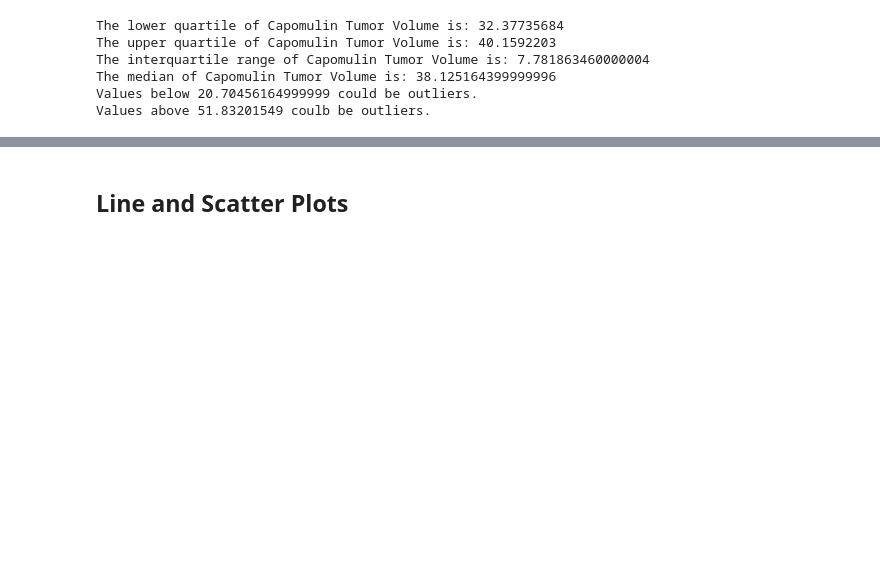
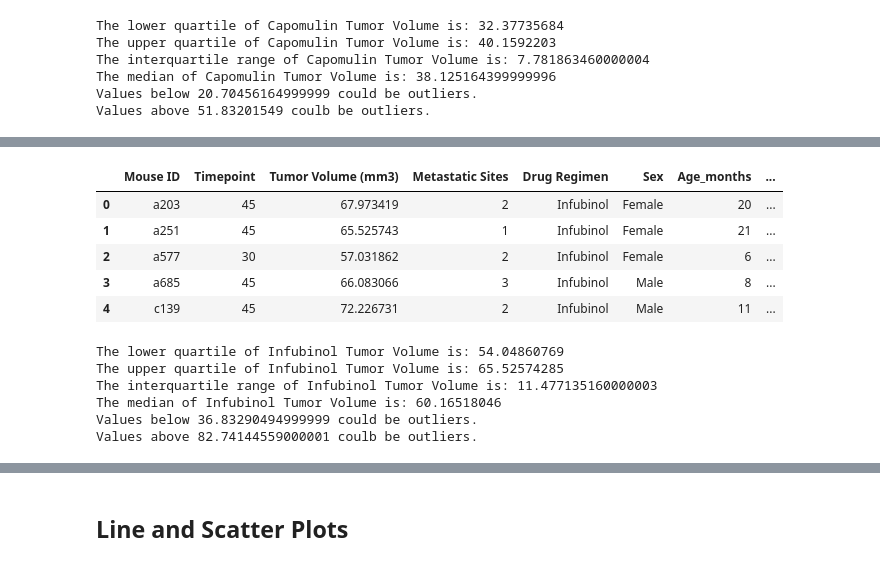
Before and after one commit to dejayru/matplotlib-hw-wk5, a Jupyter notebook: Pymaceuticals/pymaceuticals_starter.ipynb, the cells around one changed output, grey strips where cells are left out. Saved outputs shown, nothing was run; the diff lists cells and outputs as text; code cells hidden in the pictures; blank space fills up the shorter version.

```diff
--- a/Pymaceuticals/pymaceuticals_starter.ipynb
+++ b/Pymaceuticals/pymaceuticals_starter.ipynb
@@ -284,0 +319,40 @@ Values above 51.83201549 coulb be outliers.
+# %%
+#Infubinol
+Infubinol_last = Infubinol_df.groupby('Mouse ID').max()['Timepoint']
+Infubinol_vol = pd.DataFrame(Infubinol_last)
+Infubinol_merge = pd.merge(Infubinol_vol, clean_df, on=("Mouse ID","Timepoint"),how="left")
+Infubinol_merge.head()
+# %% [output]
+|  | Mouse ID | Timepoint | Tumor Volume (mm3) | Metastatic Sites | Drug Regimen | Sex | Age_months | ... |
+| 0 | a203 | 45 | 67.973419 | 2 | Infubinol | Female | 20 | ... |
+| 1 | a251 | 45 | 65.525743 | 1 | Infubinol | Female | 21 | ... |
+| 2 | a577 | 30 | 57.031862 | 2 | Infubinol | Female | 6 | ... |
+| 3 | a685 | 45 | 66.083066 | 3 | Infubinol | Male | 8 | ... |
+| 4 | c139 | 45 | 72.226731 | 2 | Infubinol | Male | 11 | ... |
+# %%
+# Infubinol quartiles and IQR
+# Determine outliers using upper and lower bounds
+Infubinol_tumors = Infubinol_merge["Tumor Volume (mm3)"]
+
+quartiles = Infubinol_tumors.quantile([.25,.5,.75])
+lowerq = quartiles[0.25]
+upperq = quartiles[0.75]
+iqr = upperq-lowerq
+
+print(f"The lower quartile of Infubinol Tumor Volume is: {lowerq}")
+print(f"The upper quartile of Infubinol Tumor Volume is: {upperq}")
+print(f"The interquartile range of Infubinol Tumor Volume is: {iqr}")
+print(f"The median of Infubinol Tumor Volume is: {quartiles[0.5]}")
+
+lower_bound = lowerq - (1.5*iqr)
+upper_bound = upperq + (1.5*iqr)
+
+print(f"Values below {lower_bound} could be outliers.")
+print(f"Values above {upper_bound} coulb be outliers.")
+# %% [output]
+The lower quartile of Infubinol Tumor Volume is: 54.04860769
+The upper quartile of Infubinol Tumor Volume is: 65.52574285
+The interquartile range of Infubinol Tumor Volume is: 11.477135160000003
+The median of Infubinol Tumor Volume is: 60.16518046
+Values below 36.83290494999999 could be outliers.
+Values above 82.74144559000001 coulb be outliers.
```
Also changed, not shown: parts of 8 cells of this notebook.
